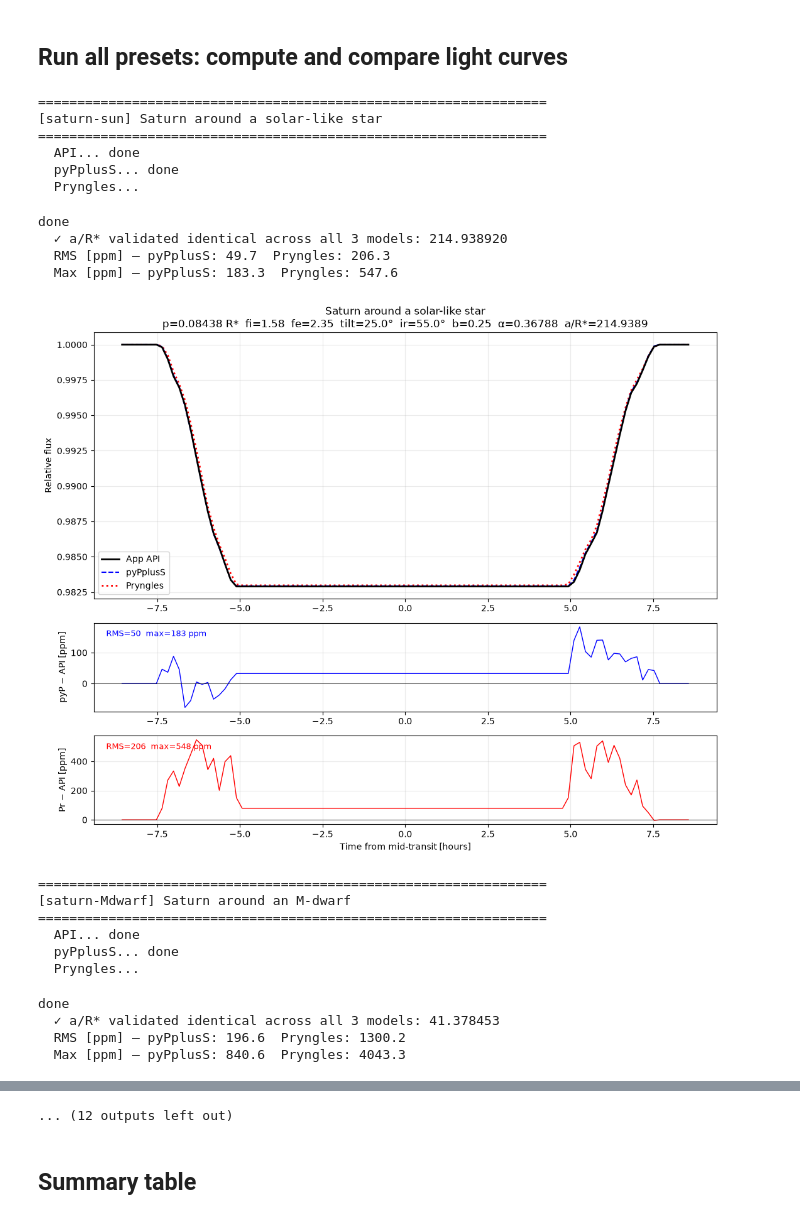
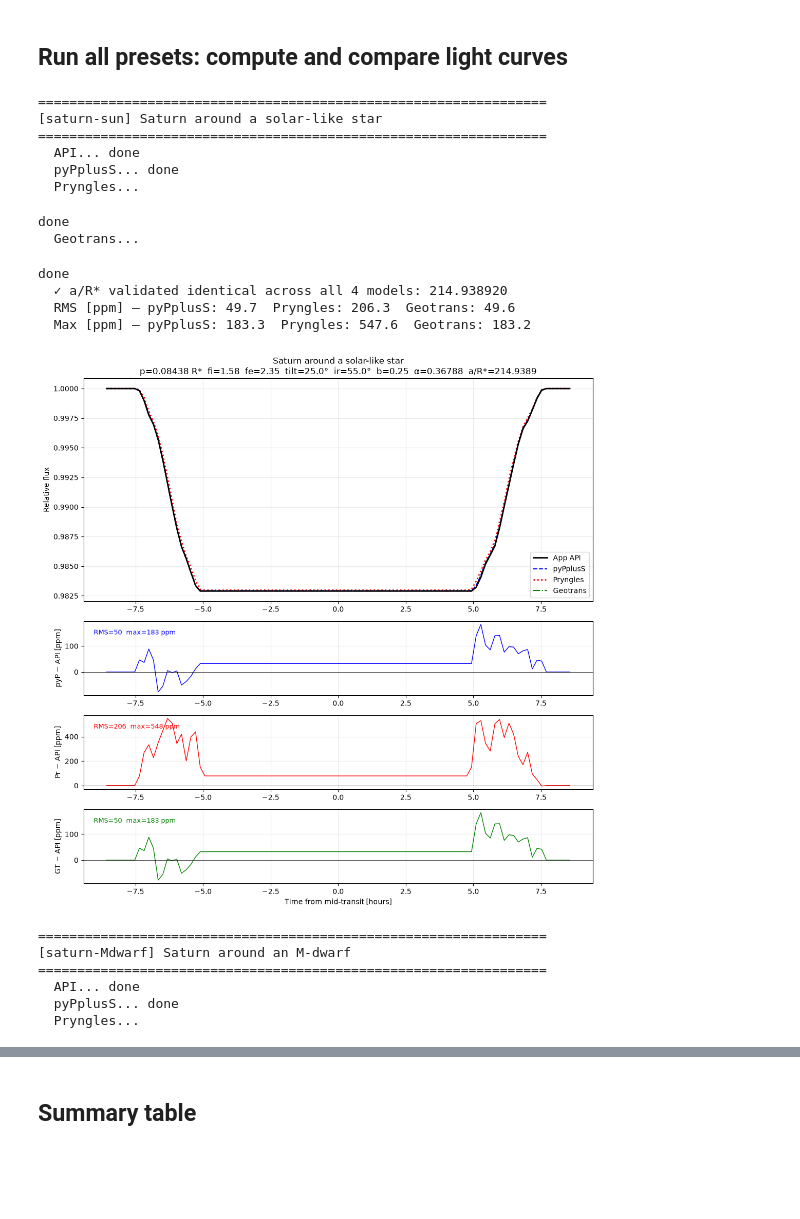
Before and after one commit to seap-udea/seap-udea.github.io, a Jupyter notebook: apps/photoring-simulator/dev/preset_comparison.ipynb, the cells around one changed output, grey strips where cells are left out. Cells and saved outputs as stored; diff of their text form; code cells hidden in the pictures; blank space fills up the shorter version.

```diff
--- a/apps/photoring-simulator/dev/preset_comparison.ipynb
+++ b/apps/photoring-simulator/dev/preset_comparison.ipynb
@@ -351,79 +402,93 @@ for pst in presets:
     t_pr, f_pr, a_over_r_pr = pryngles_lightcurve(pst, N, t_grid=t_api)
     print("done")
 
-    # Validate identical a/R* received across all three models
+    print("  Geotrans...", end=' ', flush=True)
+    t_gt, f_gt, a_over_r_gt = geotrans_lightcurve(pst, N, t_grid=t_api)
+    print("done")
+
+    # Validate identical a/R* received across all four models
     assert np.isclose(a_over_r_api, a_over_r_ppp, rtol=1e-12), f"a/R* mismatch in pyPplusS: {a_over_r_api} vs {a_over_r_ppp}"
     assert np.isclose(a_over_r_api, a_over_r_pr,  rtol=1e-12), f"a/R* mismatch in Pryngles: {a_over_r_api} vs {a_over_r_pr}"
-    print(f"  ✓ a/R* validated identical across all 3 models: {a_over_r_api:.6f}")
+    assert np.isclose(a_over_r_api, a_over_r_gt,  rtol=1e-12), f"a/R* mismatch in Geotrans: {a_over_r_api} vs {a_over_r_gt}"
+    print(f"  ✓ a/R* validated identical across all 4 models: {a_over_r_api:.6f}")
 
-    # Residuals
+    # Residuals against App API
     t_c = t_api.copy()
     f_ppp_i = np.interp(t_c, t_ppp, f_ppp)
     f_pr_i  = np.interp(t_c, t_pr,  f_pr)
+    f_gt_i  = np.interp(t_c, t_gt,  f_gt)
     res_ppp = (f_ppp_i - f_api) * 1e6
     res_pr  = (f_pr_i  - f_api) * 1e6
+    res_gt  = (f_gt_i  - f_api) * 1e6
     rms_ppp = np.sqrt(np.mean(res_ppp**2))
     rms_pr  = np.sqrt(np.mean(res_pr**2))
+    rms_gt  = np.sqrt(np.mean(res_gt**2))
     max_ppp = np.max(np.abs(res_ppp))
     max_pr  = np.max(np.abs(res_pr))
-    print(f"  RMS [ppm] — pyPplusS: {rms_ppp:.1f}  Pryngles: {rms_pr:.1f}")
-    print(f"  Max [ppm] — pyPplusS: {max_ppp:.1f}  Pryngles: {max_pr:.1f}")
+    max_gt  = np.max(np.abs(res_gt))
+    print(f"  RMS [ppm] — pyPplusS: {rms_ppp:.1f}  Pryngles: {rms_pr:.1f}  Geotrans: {rms_gt:.1f}")
+    print(f"  Max [ppm] — pyPplusS: {max_ppp:.1f}  Pryngles: {max_pr:.1f}  Geotrans: {max_gt:.1f}")
 
     results[pid] = dict(
         pst=pst, t_api=t_api, f_api=f_api,
         t_ppp=t_ppp, f_ppp=f_ppp,
         t_pr=t_pr, f_pr=f_pr,
-        rms_ppp=rms_ppp, rms_pr=rms_pr,
-        max_ppp=max_ppp, max_pr=max_pr,
+        t_gt=t_gt, f_gt=f_gt,
+        rms_ppp=rms_ppp, rms_pr=rms_pr, rms_gt=rms_gt,
+        max_ppp=max_ppp, max_pr=max_pr, max_gt=max_gt,
         contacts=contacts, a_over_r=a_over_r_api, orb_inc=orb_inc,
     )
 
-    # Plot
-    fig, (ax1, ax2, ax3) = plt.subplots(3, 1, figsize=(11, 9),
-                                          gridspec_kw={'height_ratios': [3, 1, 1]})
-    ax1.plot(t_api, f_api, 'k-',  lw=2.0, label='App API', zorder=3)
-    ax1.plot(t_ppp, f_ppp, 'b--', lw=1.5, label='pyPplusS', zorder=2)
-    ax1.plot(t_pr,  f_pr,  'r:',  lw=2.0, label='Pryngles', zorder=1)
+    # Plot with 4 subplots: Transit + 3 Residual panels (pyPplusS, Pryngles, Geotrans)
+    fig, (ax1, ax2, ax3, ax4) = plt.subplots(4, 1, figsize=(11, 11),
+                                          gridspec_kw={'height_ratios': [3, 1, 1, 1]})
+    ax1.plot(t_api, f_api, 'k-',  lw=2.0, label='App API', zorder=4)
+    ax1.plot(t_ppp, f_ppp, 'b--', lw=1.5, label='pyPplusS', zorder=3)
+    ax1.plot(t_pr,  f_pr,  'r:',  lw=2.0, label='Pryngles', zorder=2)
+    ax1.plot(t_gt,  f_gt,  'g-.', lw=1.5, label='Geotrans', zorder=1)
     ax1.set_ylabel('Relative flux')
     ax1.set_title(f"{pst['label']}\n"
                   f"p={pst['p']:.5f} R*  fi={pst['fi']}  fe={pst['fe']}  "
                   f"tilt={pst['tilt']}°  ir={pst['ir']}°  b={pst['b']}  α={pst['alpha']:.5f}  a/R*={a_over_r_api:.4f}")
-    ax1.legend(); ax1.grid(True, alpha=0.25)
+    ax1.legend(loc='lower right'); ax1.grid(True, alpha=0.25)
 
     ax2.plot(t_c, res_ppp, 'b-', lw=1); ax2.axhline(0, color='k', lw=0.5)
     ax2.set_ylabel('pyP − API [ppm]'); ax2.grid(True, alpha=0.25)
-    ax2.text(0.02, 0.85, f'RMS={rms_ppp:.0f}  max={max_ppp:.0f} ppm',
+    ax2.text(0.02, 0.82, f'RMS={rms_ppp:.0f}  max={max_ppp:.0f} ppm',
              transform=ax2.transAxes, fontsize=9, color='blue')
 
     ax3.plot(t_c, res_pr, 'r-', lw=1); ax3.axhline(0, color='k', lw=0.5)
-    ax3.set_ylabel('Pr − API [ppm]'); ax3.set_xlabel('Time from mid-transit [hours]')
-    ax3.grid(True, alpha=0.25)
-    ax3.text(0.02, 0.85, f'RMS={rms_pr:.0f}  max={max_pr:.0f} ppm',
+    ax3.set_ylabel('Pr − API [ppm]'); ax3.grid(True, alpha=0.25)
+    ax3.text(0.02, 0.82, f'RMS={rms_pr:.0f}  max={max_pr:.0f} ppm',
              transform=ax3.transAxes, fontsize=9, color='red')
+
+    ax4.plot(t_c, res_gt, 'g-', lw=1); ax4.axhline(0, color='k', lw=0.5)
+    ax4.set_ylabel('GT − API [ppm]'); ax4.set_xlabel('Time from mid-transit [hours]')
+    ax4.grid(True, alpha=0.25)
+    ax4.text(0.02, 0.82, f'RMS={rms_gt:.0f}  max={max_gt:.0f} ppm',
+             transform=ax4.transAxes, fontsize=9, color='green')
 
     plt.tight_layout()
     plt.savefig(f'comparison_{pid}.png', dpi=100, bbox_inches='tight')
     plt.show()
     plt.close()
 # %% [output]
 =================================================================
 [saturn-sun] Saturn around a solar-like star
 =================================================================
   API... done
   pyPplusS... done
   Pryngles...
 done
-  ✓ a/R* validated identical across all 3 models: 214.938920
-  RMS [ppm] — pyPplusS: 49.7  Pryngles: 206.3
-  Max [ppm] — pyPplusS: 183.3  Pryngles: 547.6
+  Geotrans...
+done
+  ✓ a/R* validated identical across all 4 models: 214.938920
+  RMS [ppm] — pyPplusS: 49.7  Pryngles: 206.3  Geotrans: 49.6
+  Max [ppm] — pyPplusS: 183.3  Pryngles: 547.6  Geotrans: 183.2
-[figure, old version]
+[figure, new version]
-=================================================================
-[saturn-Mdwarf] Saturn around an M-dwarf
-=================================================================
-  API... done
-  pyPplusS... done
-  Pryngles...
-done
-  ✓ a/R* validated identical across all 3 models: 41.378453
-  RMS [ppm] — pyPplusS: 196.6  Pryngles: 1300.2
-  Max [ppm] — pyPplusS: 840.6  Pryngles: 4043.3
+=================================================================
+[saturn-Mdwarf] Saturn around an M-dwarf
+=================================================================
+  API... done
+  pyPplusS... done
+  Pryngles...
@@ -453,4 +495,3 @@ done
-... (12 outputs left out)
 # %% [markdown]
 ## Summary table
 # %%
```
Also changed, not shown: parts of 9 cells of this notebook, 19 other files.
